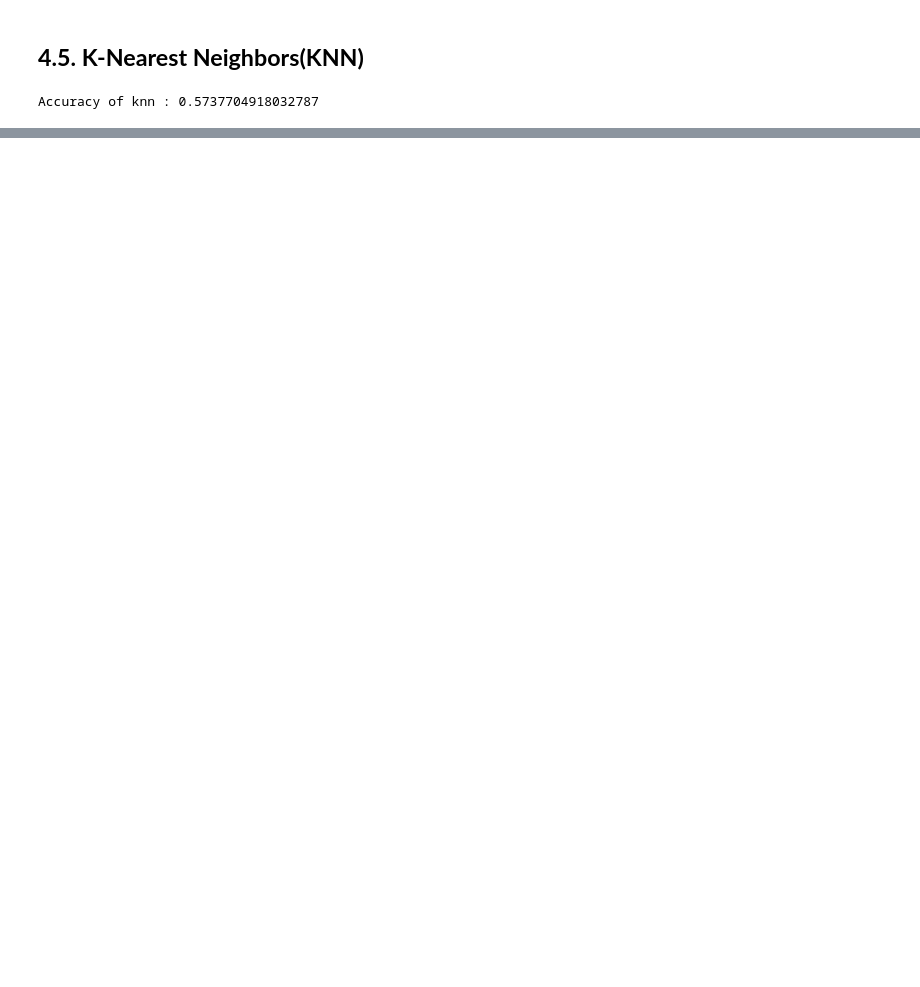
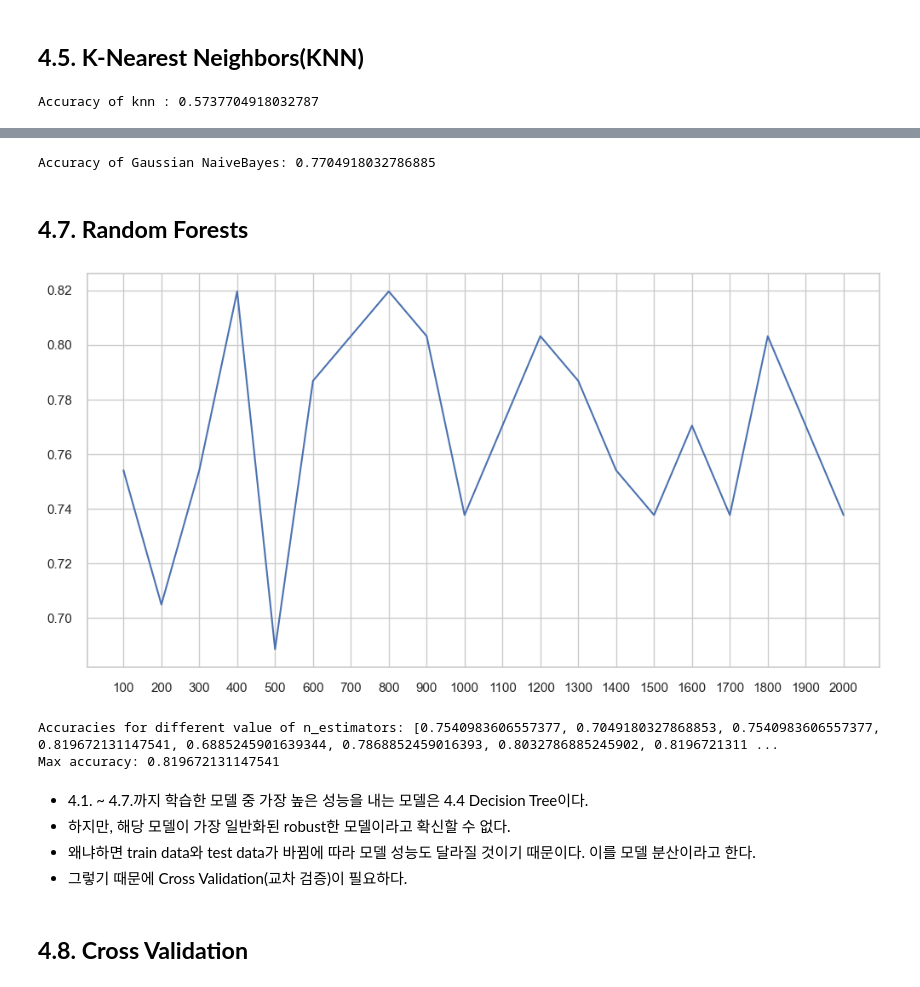
Before and after one commit to wonyeongdeok/kaggle_transcription, a Jupyter notebook: titanic.ipynb, the cells around one changed output, grey strips where cells are left out. Cells and saved outputs as stored; diff of their text form; code cells hidden in the pictures; blank space fills up the shorter version.

Commit message:
working on corss validation

```diff
--- a/titanic.ipynb
+++ b/titanic.ipynb
@@ -687,0 +716,42 @@ Accuracy of knn : 0.5737704918032787
+# %%
+model = GaussianNB()
+model.fit(train_X, train_Y)
+pred_gnb = model.predict(test_X)
+print('Accuracy of Gaussian NaiveBayes:', metrics.accuracy_score(pred_gnb, test_Y))
+# %% [output]
+Accuracy of Gaussian NaiveBayes: 0.7704918032786885
+# %% [markdown]
+## **4.7. Random Forests**
+# %%
+# model = RandomForestClassifier(n_estimators=100)
+# model.fit(train_X, train_Y)
+# pred_rf = model.predict(test_X)
+# print('Accuracy:', metrics.accuracy_score(pred_rf, test_Y))
+
+n_estimators = list(range(100, 2001, 100))
+score_arr = []
+# %%
+for i in neighbor_arr:
+    model = RandomForestClassifier(n_estimators=i)
+    model.fit(train_X, train_Y)
+    pred_rf = model.predict(test_X)
+    score_arr.append(metrics.accuracy_score(pred_rf, test_Y))
+
+plt.plot(n_estimators, score_arr)
+plt.xticks(n_estimators)
+fig = plt.gcf()
+fig.set_size_inches(12, 6)
+plt.show()
+print('Accuracies for different value of n_estimators:', score_arr)
+print('Max accuracy:', max(score_arr))
+# %% [output]
+[figure, added]
+Accuracies for different value of n_estimators: [0.7540983606557377, 0.7049180327868853, 0.7540983606557377, 0.819672131147541, 0.6885245901639344, 0.7868852459016393, 0.8032786885245902, 0.8196721311 ...
+Max accuracy: 0.819672131147541
+# %% [markdown]
+- 4.1. ~ 4.7.까지 학습한 모델 중 가장 높은 성능을 내는 모델은 4.4 Decision Tree이다.
+- 하지만, 해당 모델이 가장 일반화된 robust한 모델이라고 확신할 수 없다.
+- 왜냐하면 train data와 test data가 바뀜에 따라 모델 성능도 달라질 것이기 때문이다. 이를 모델 분산이라고 한다.
+- 그렇기 때문에 Cross Validation(교차 검증)이 필요하다.
+# %% [markdown]
+## **4.8. Cross Validation**
```
Also changed, not shown: parts of 7 cells of this notebook.
